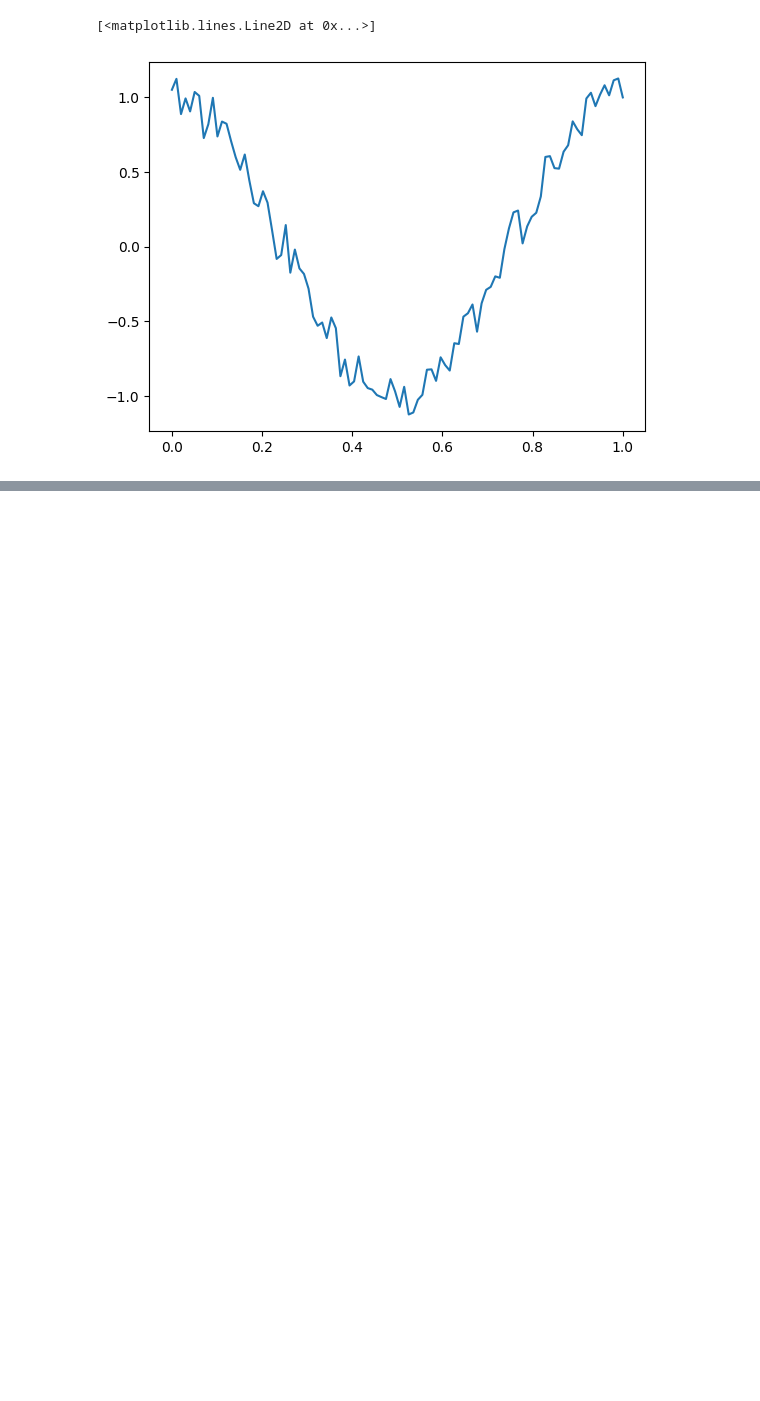
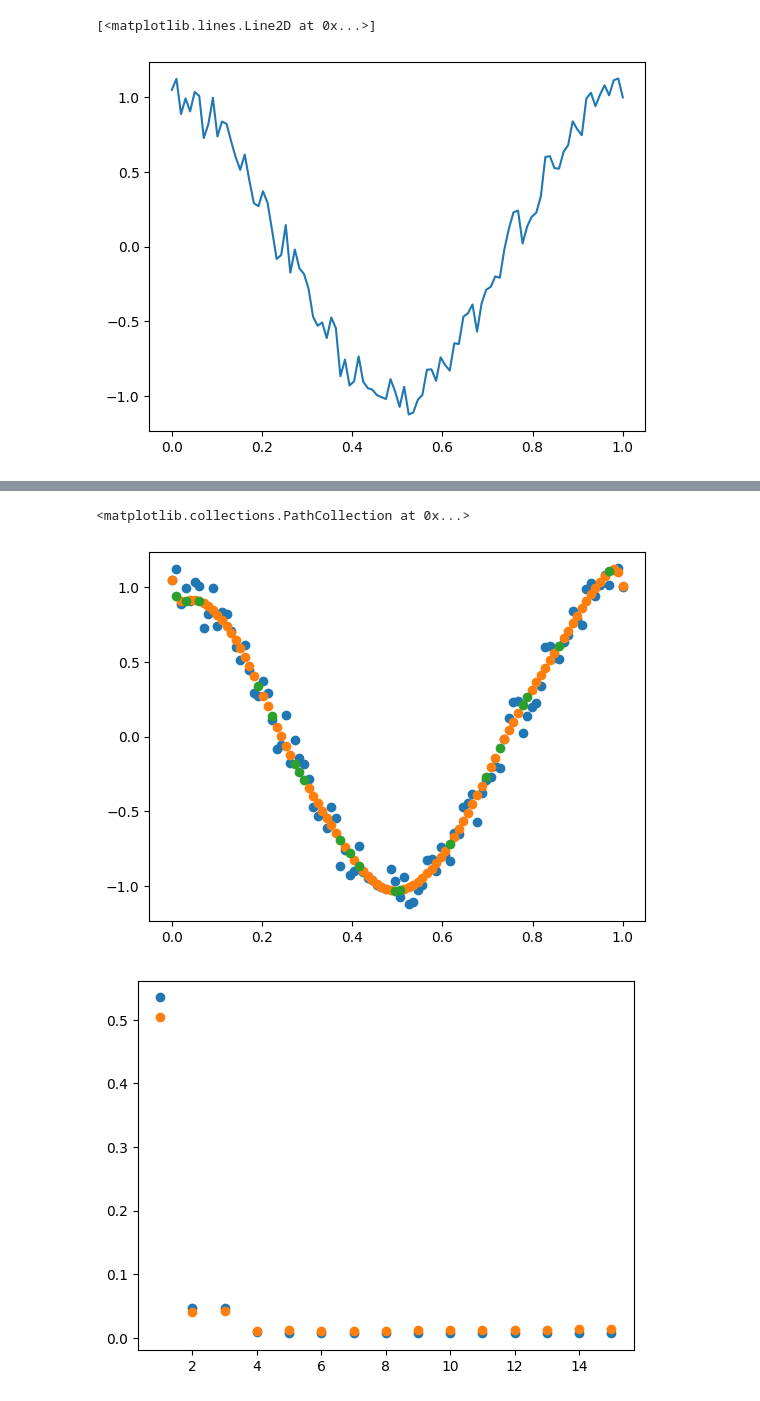
Before and after one commit to omiksave/MAE551, a Jupyter notebook: HW1.ipynb, the cells around one changed output, grey strips where cells are left out. Drawn from its saved outputs; the diff is of its cells as text; code cells hidden in the pictures; blank space fills up the shorter version.

```diff
--- a/HW1.ipynb
+++ b/HW1.ipynb
@@ -23,3 +26,25 @@ plt.plot(x,z)
 # %% [output]
 [<matplotlib.lines.Line2D at 0x...>]
 [figure]
+# %%
+plt.scatter(x,z)
+test_scores = []
+train_scores = []
+#coef[1][25] = [];
+x_train,x_test,z_train,z_test = train_test_split(x,z,test_size=0.2,shuffle=True)
+for itr in range(15):
+    mdl = PolynomialFeatures(degree=itr+1)
+    mdl.fit_transform(x_train.reshape(80,1))
+    modelx = make_pipeline(mdl,LinearRegression())
+    modelx.fit(x_train.reshape(80,1),z_train)
+    mdl_out1 = modelx.predict(x_train.reshape(80,1))
+    train_scores.append(mean_squared_error(z_train,mdl_out1))
+    print(modelx.steps[1][1].coef_,modelx.steps[1][1].intercept_)
+    mdl_out2 = modelx.predict(x_test.reshape(20,1))
+    test_scores.append(mean_squared_error(z_test,mdl_out2))
+plt.scatter(x_train,mdl_out1)
+plt.scatter(x_test,mdl_out2)
+plt.figure()
+plt.scatter(np.linspace(1,len(train_scores),len(train_scores)),train_scores)
+plt.scatter(np.linspace(1,len(test_scores),len(test_scores)),test_scores)
+# %% [output]
@@ -25,0 +68,3 @@ plt.plot(x,z)
+<matplotlib.collections.PathCollection at 0x...>
+[figure, added]
+[figure, added]
```
Also changed, not shown: parts of 4 cells of this notebook.
